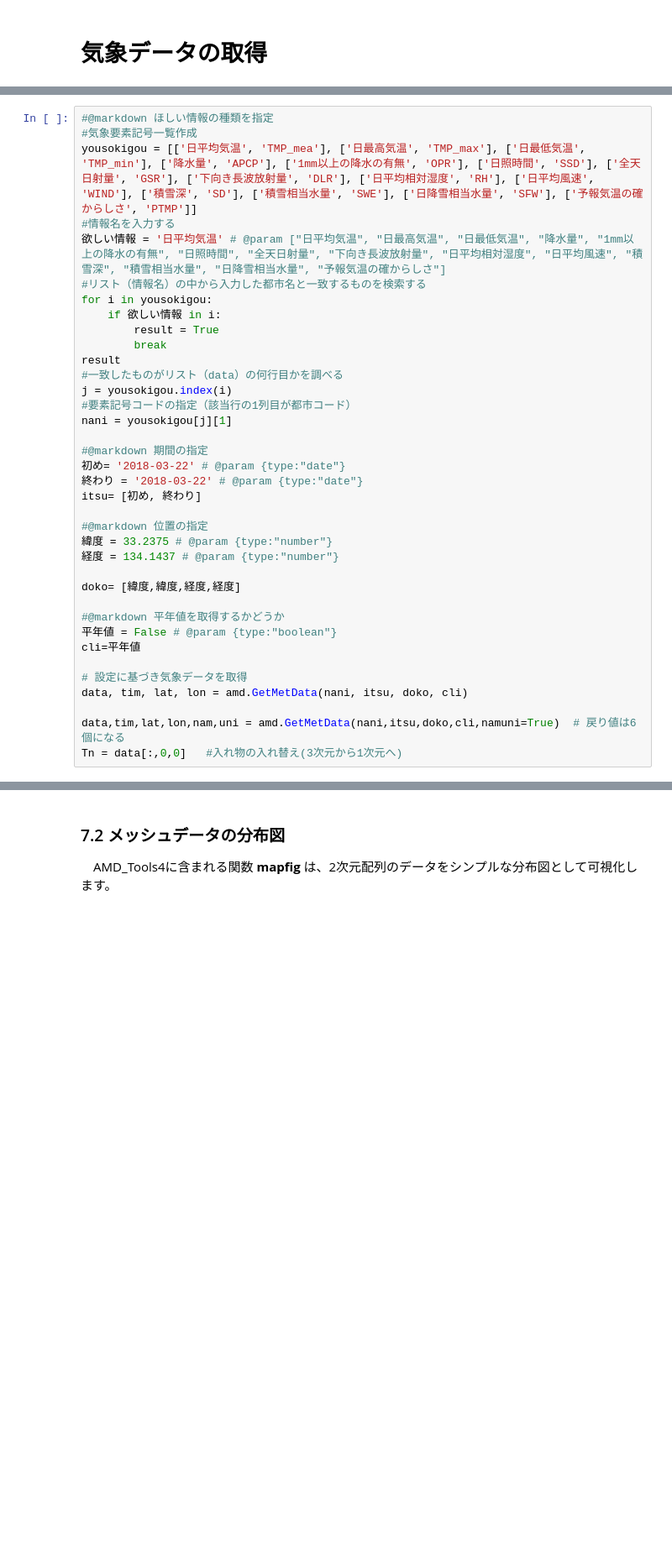
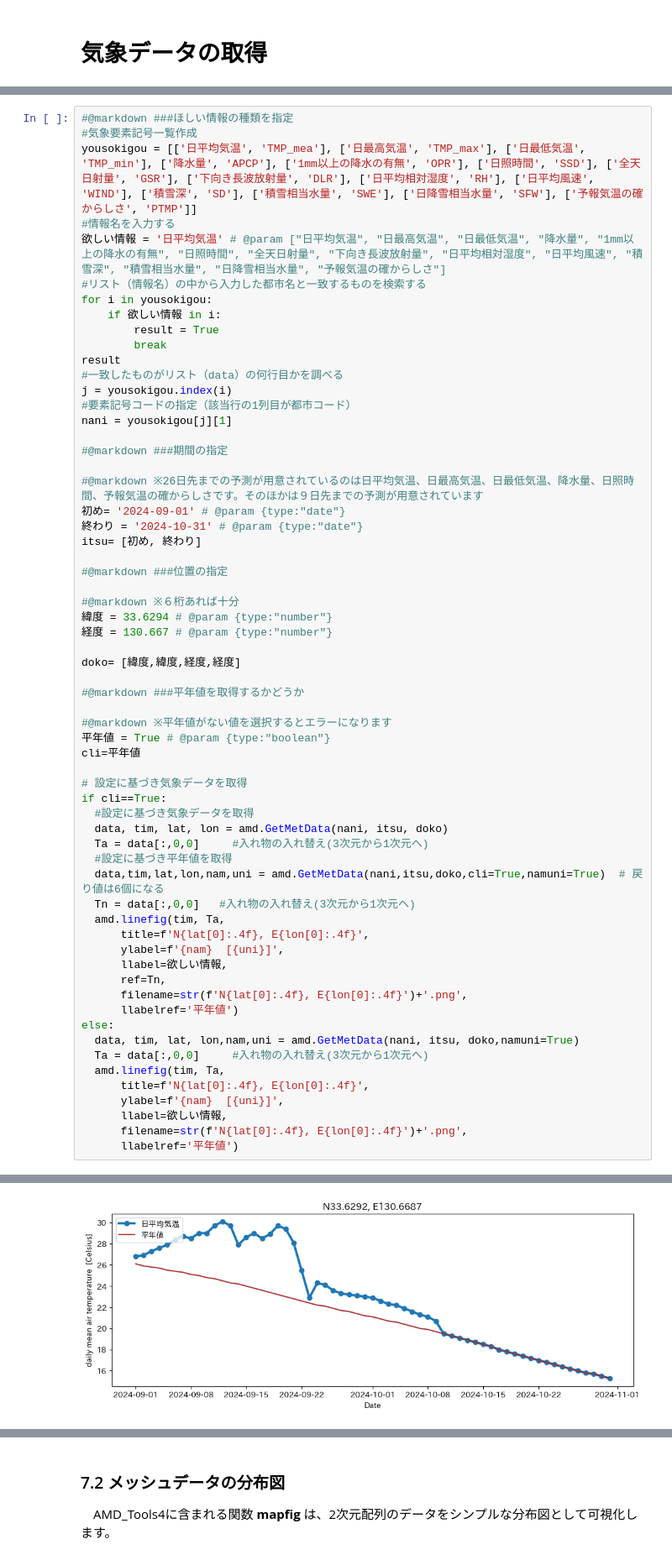
Before and after one commit to 1900690/Agro-Meteorological-Grid-Square-Data, a Jupyter notebook: 1kmメッシュ気象情報.ipynb, the cells around one changed output, grey strips where cells are left out. Shown at 84% size. Cells and saved outputs as stored; diff of their text form; blank space fills up the shorter version.

```diff
--- a/1kmメッシュ気象情報.ipynb
+++ b/1kmメッシュ気象情報.ipynb
@@ -109,5 +76,5 @@ https://amu.rd.naro.go.jp/wiki_open/doku.php?id=about#多彩な気象要素が
 # %%
-#@markdown ほしい情報の種類を指定
+#@markdown ###ほしい情報の種類を指定
 #気象要素記号一覧作成
 yousokigou = [['日平均気温', 'TMP_mea'], ['日最高気温', 'TMP_max'], ['日最低気温', 'TMP_min'], ['降水量', 'APCP'], ['1mm以上の降水の有無', 'OPR'], ['日照時間', 'SSD'], ['全天日射量', 'GSR'], ['下向き長波放射量', 'DLR'], ['日平均相対湿度', 'RH'], ['日平均風速', 'WIND'], ['積雪深', 'SD'], ['積雪相当水量', 'SWE'], ['日降雪相当水量', 'SFW'], ['予報気温の確からしさ', 'PTMP']]
 #情報名を入力する
@@ -123,24 +90,49 @@ j = yousokigou.index(i)
 #要素記号コードの指定（該当行の1列目が都市コード）
 nani = yousokigou[j][1]
 
-#@markdown 期間の指定
-初め= '2018-03-22' # @param {type:"date"}
-終わり = '2018-03-22' # @param {type:"date"}
+#@markdown ###期間の指定
+
+#@markdown ※26日先までの予測が用意されているのは日平均気温、日最高気温、日最低気温、降水量、日照時間、予報気温の確からしさです。そのほかは９日先までの予測が用意されています
+初め= '2024-09-01' # @param {type:"date"}
+終わり = '2024-10-31' # @param {type:"date"}
 itsu= [初め, 終わり]
 
-#@markdown 位置の指定
-緯度 = 33.2375 # @param {type:"number"}
-経度 = 134.1437 # @param {type:"number"}
+#@markdown ###位置の指定
+
+#@markdown ※６桁あれば十分
+緯度 = 33.6294 # @param {type:"number"}
+経度 = 130.667 # @param {type:"number"}
 
 doko= [緯度,緯度,経度,経度]
 
-#@markdown 平年値を取得するかどうか
-平年値 = False # @param {type:"boolean"}
+#@markdown ###平年値を取得するかどうか
+
+#@markdown ※平年値がない値を選択するとエラーになります
+平年値 = True # @param {type:"boolean"}
 cli=平年値
 
 # 設定に基づき気象データを取得
-data, tim, lat, lon = amd.GetMetData(nani, itsu, doko, cli)
-
-data,tim,lat,lon,nam,uni = amd.GetMetData(nani,itsu,doko,cli,namuni=True)  # 戻り値は6個になる
-Tn = data[:,0,0]   #入れ物の入れ替え(3次元から1次元へ)
+if cli==True:
+  #設定に基づき気象データを取得
+  data, tim, lat, lon = amd.GetMetData(nani, itsu, doko)
+  Ta = data[:,0,0]     #入れ物の入れ替え(3次元から1次元へ)
+  #設定に基づき平年値を取得
+  data,tim,lat,lon,nam,uni = amd.GetMetData(nani,itsu,doko,cli=True,namuni=True)  # 戻り値は6個になる
+  Tn = data[:,0,0]   #入れ物の入れ替え(3次元から1次元へ)
+  amd.linefig(tim, Ta,
+      title=f'N{lat[0]:.4f}, E{lon[0]:.4f}',
+      ylabel=f'{nam}  [{uni}]',
+      llabel=欲しい情報,
+      ref=Tn,
+      filename=str(f'N{lat[0]:.4f}, E{lon[0]:.4f}')+'.png',
+      llabelref='平年値')
+else:
+  data, tim, lat, lon,nam,uni = amd.GetMetData(nani, itsu, doko,namuni=True)
+  Ta = data[:,0,0]     #入れ物の入れ替え(3次元から1次元へ)
+  amd.linefig(tim, Ta,
+      title=f'N{lat[0]:.4f}, E{lon[0]:.4f}',
+      ylabel=f'{nam}  [{uni}]',
+      llabel=欲しい情報,
+      filename=str(f'N{lat[0]:.4f}, E{lon[0]:.4f}')+'.png',
+      llabelref='平年値')
 # %% [output]
@@ -147,0 +141 @@ ValueError: ('Network error found. Please check id and password or try again aft
+[figure, added]
```
Also changed, not shown: parts of 52 cells of this notebook.
